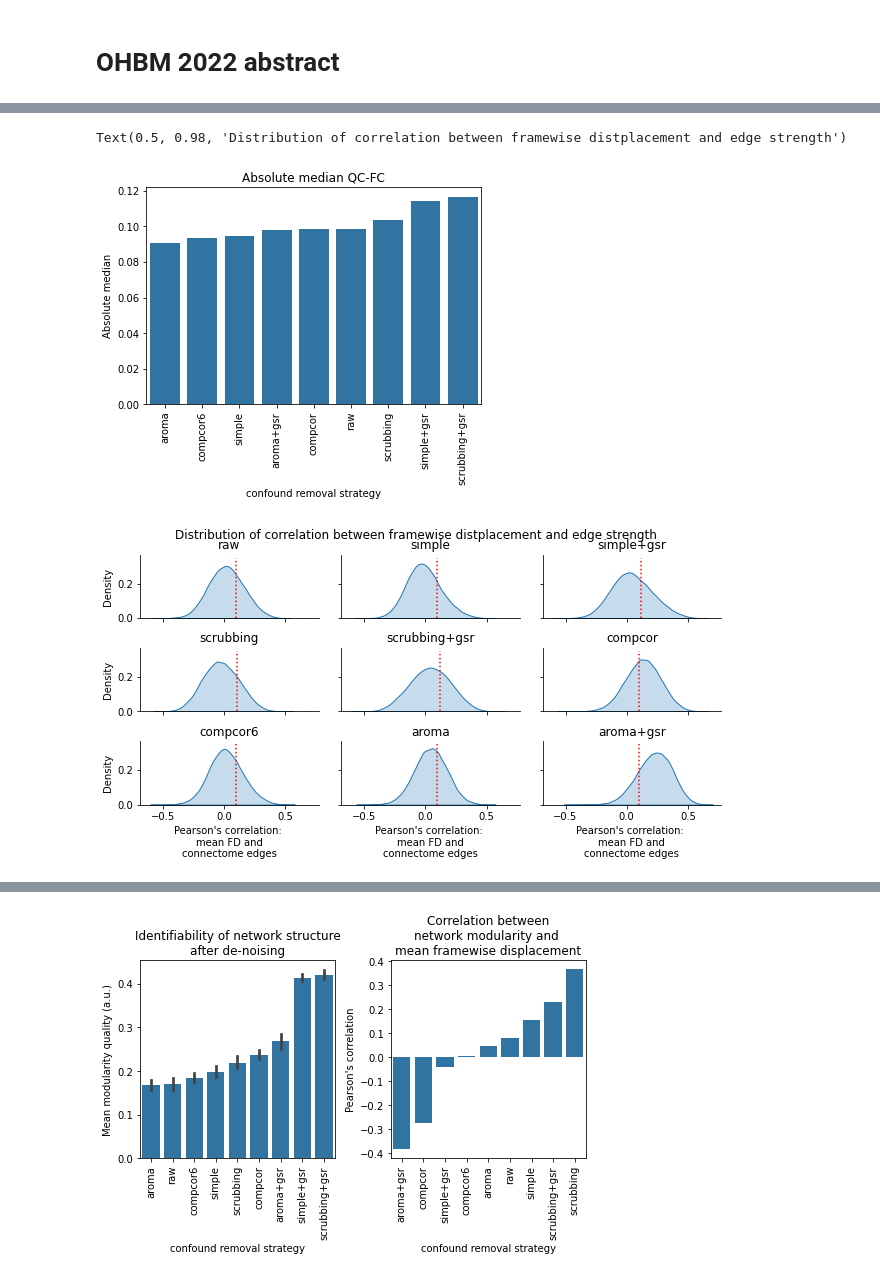
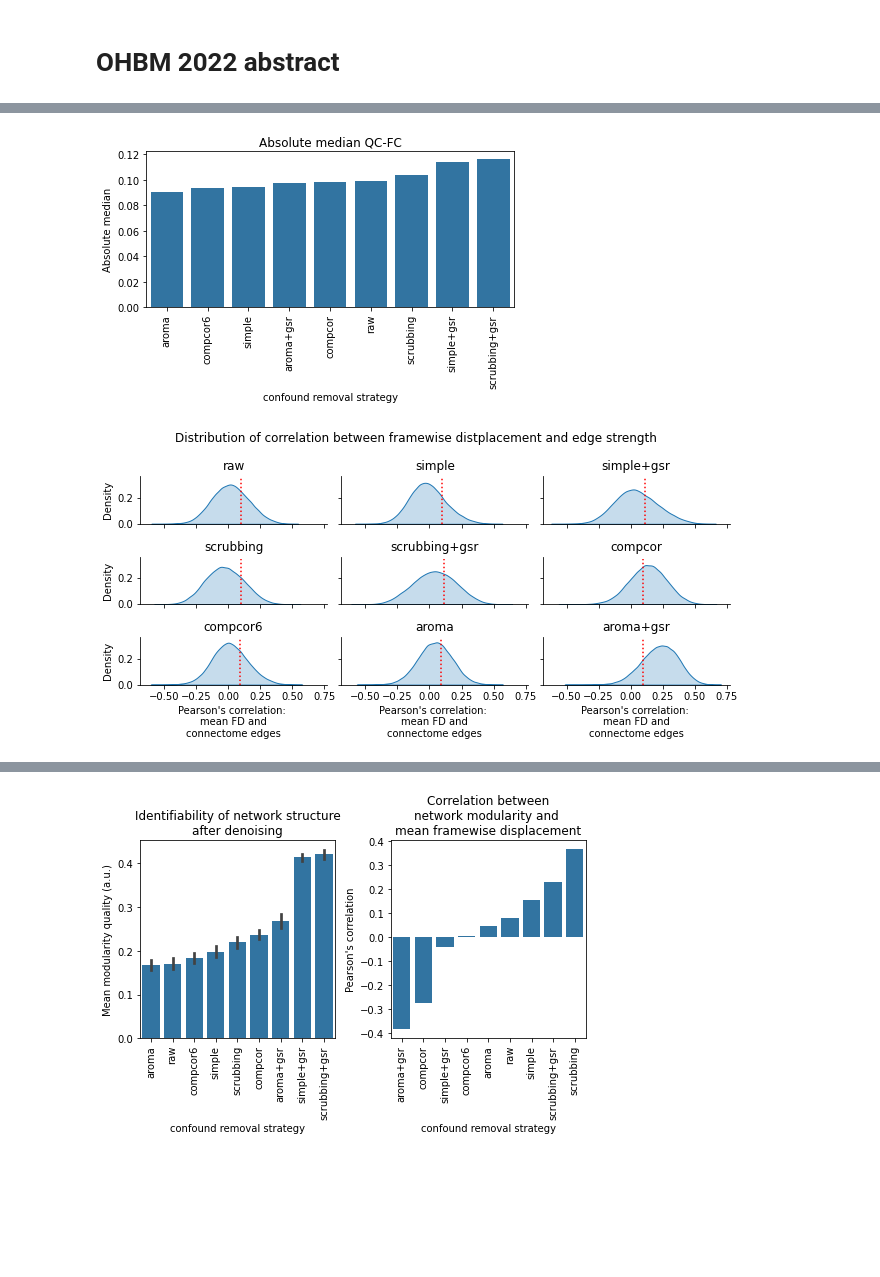
Before and after one commit to SIMEXP/fmriprep-denoise-benchmark, a Jupyter notebook: _sources/ohbm2022abstract.ipynb, the cells around one changed output, grey strips where cells are left out. Drawn from its saved outputs; the diff is of its cells as text; code cells hidden in the pictures; blank space fills up the shorter version.

```diff
--- a/_sources/ohbm2022abstract.ipynb
+++ b/_sources/ohbm2022abstract.ipynb
@@ -107,38 +116,41 @@ ax.set(ylabel="Proportion",
 # %%
-def calculate_mad(x):
-    return (x - x.median()).abs().median()
+median_absolute = metric_per_edge.apply(calculate_median_absolute)
+order = median_absolute.sort_values().index.tolist()
 
-mad = metric_per_edge.apply(calculate_mad)
-order = mad.sort_values().index.tolist()
-
-ax = sns.barplot(data=(pd.DataFrame(mad).T), ci=None, order=order, color=bar_color)
+ax = sns.barplot(data=(pd.DataFrame(median_absolute).T), ci=None, order=order, color=bar_color)
 ax.set_title("Absolute median QC-FC")
 ax.set_xticklabels(ax.get_xticklabels(), rotation=90)
 ax.set(ylabel="Absolute median",
        xlabel="confound removal strategy")
-
+plt.tight_layout()
 
 def draw_absolute_median(data, **kws):
     ax = plt.gca()
-    mad = calculate_mad(data['qcfc'])
+    mad = calculate_median_absolute(data['qcfc'])
     ax.vlines(mad, ymin=0, ymax=0.35, color='r', linestyle=':')
+
+
+long_qcfc = metric_per_edge.melt()
+long_qcfc.columns = ["Strategy", "qcfc"]
+long_qcfc["row"] = np.sort(np.tile(np.arange(3), int(long_qcfc.shape[0] / 3)))
+long_qcfc["col"] = np.tile(np.sort(np.tile(np.arange(3), int(long_qcfc.shape[0] / 9))), 3)
 
 g = sns.displot(
     long_qcfc, x="qcfc", col="col", row="row", kind='kde', fill=True, height=1.5, aspect=2
 )
 g.set(ylabel="Density")
 g.map_dataframe(draw_absolute_median)
 for i, name in zip(range(9), metric_per_edge.columns):
     axis_i = int(i / 3)
     axis_j = i % 3
     g.facet_axis(axis_i, axis_j).set(title=name)
     if axis_i == 2:
         g.facet_axis(axis_i, axis_j).set(xlabel="Pearson\'s correlation: \nmean FD and\nconnectome edges")
 
 g.fig.subplots_adjust(top=0.9)
 g.fig.suptitle('Distribution of correlation between framewise distplacement and edge strength')
+plt.tight_layout()
 # %% [output]
-Text(0.5, 0.98, 'Distribution of correlation between framewise distplacement and edge strength')
-[figure, old version]
+[figure, new version]
-[figure, old version]
+[figure, new version]
 # %%
```
Also changed, not shown: parts of 5 cells of this notebook, 9 other files.
